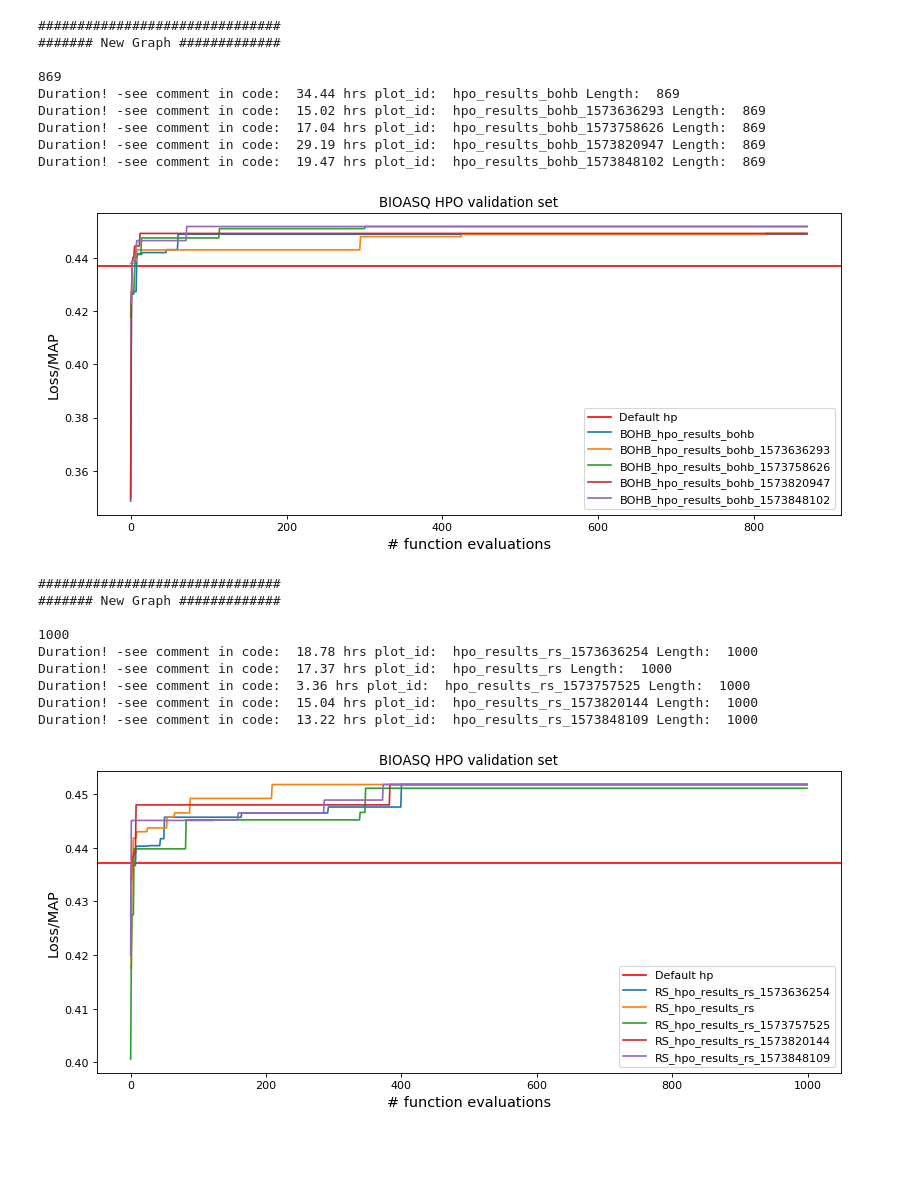
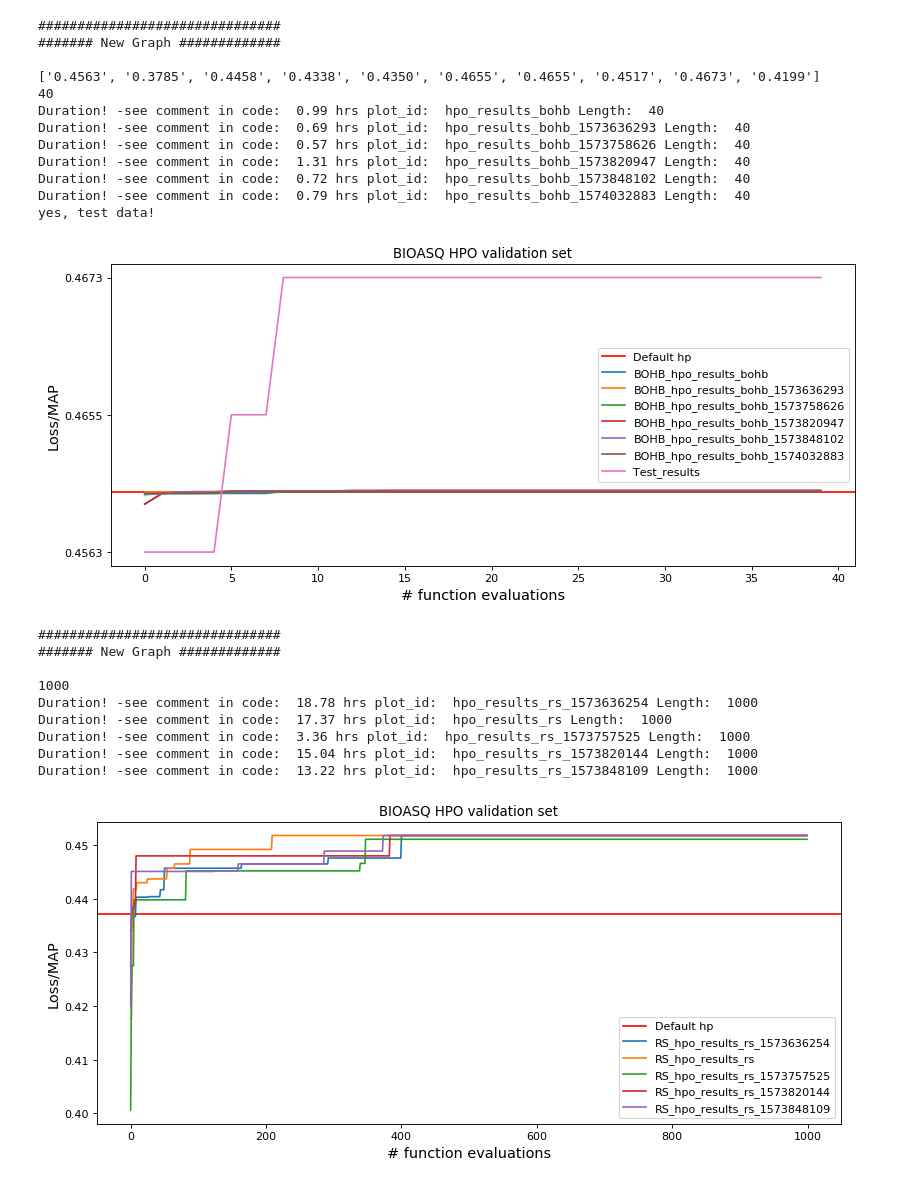
Before and after one commit to fj-morales/deep-relevance-ranking, a Jupyter notebook: models/baselines/HPO_analysis_graphs.ipynb, the cells around one changed output. Saved outputs shown, nothing was run; the diff lists cells and outputs as text; code cells hidden in the pictures; blank space fills up the shorter version.

Commit message:
HPO with semi test data analysis

```diff
--- a/models/baselines/HPO_analysis_graphs.ipynb
+++ b/models/baselines/HPO_analysis_graphs.ipynb
@@ -31,14 +31,27 @@ def load_results(file):
         for line in f_in:
 #             line = line.strip('\n')
             results.append(json.loads(line))
-        return {'loss_data': [x[3]['loss'] for x in results if x[1] == 100], # Get only runs on 100% of data
+
+        if 's1' in results[0][3]['info'].keys():
+            fold = 's1'
+        else:
+            fold = 's'
+        out_dict = {'loss_data': [x[3]['loss'] for x in results if x[1] == 100], # Get only runs on 100% of data
 #         return {'loss_data': [x[3]['loss'] for x in results], # Get only runs on 100% of data
 #                 'dataset': 'tvqa',
 #                 'hpo_method': file.split('/')[-2].split('_')[2],
                 'times': [x[2] for x in results if x[1] == 100],
+                'model_file': [x[3]['info'][fold]['info']['model_file'] for x in results if x[1] == 100],
                 'file': file
                }
-#         return results
+        if 'test_results' in results[0][3]['info'][fold]['info'].keys():
+            if 'tvqa' in file.lower():
+                out_dict['test_results'] = [x[3]['info'][fold]['info']['test_results'] for x in results if x[1] == 100]
+            else:
+                out_dict['test_results'] = [x[3]['info'][fold]['info']['test_results']['map'] for x in results if x[1] == 100]
+            print(out_dict['test_results'][0:10])
+
+    return out_dict
 # %%
 def get_hpo_results_dir(workdir, hpo_method):
 
@@ -77,6 +90,7 @@ def plot_results(dataset, hpo_method, *plots, default=0, n=0, n_lim=0, time_flag
         pp.savefig()
 #         y_results = [1 - min(plot_data['loss_data'][0:i+1]) for i,x in enumerate(plot_data['loss_data'])]
         y_results = [1 - min(plot_data['loss_data'][0:i+1]) for i,x in enumerate(plot_data['loss_data'])]
+
         inverse_loss = [1 - x for x in plot_data['loss_data']]
 
         if time_flag:
@@ -110,6 +124,12 @@ def plot_results(dataset, hpo_method, *plots, default=0, n=0, n_lim=0, time_flag
               'hrs', 'plot_id: ', plot_id,
               'Length: ', n_up)
 
+        if 'test_results' in plot_data.keys():
+            print('yes, test data!')
+            test_y = [max(plot_data['test_results'][0:i+1]) for i,x in enumerate(plot_data['test_results'])]
+            plt.plot(idx[n:n_up], test_y[n:n_up], label = 'Test_results')
+
+
         if raw_flag:
             plt.plot(idx[n:n_up], inverse_loss[n:n_up], label = 'Raw '+ hpo_method.upper(), color=p[0].get_color(), alpha=0.3)
 
@@ -139,6 +159,12 @@ workdirs = [
             './TVQA/workdir/'
            ]
 dev_defaults = [
+                0.4371,
+                0.2292,
+                0.51942
+               ]
+
+test_defaults = [
                 0.4371,
                 0.2292,
                 0.51942
@@ -165,40 +191,43 @@ for wdir, dev_def in zip(workdirs, dev_defaults):
 
         if 'bioasq' in wdir.lower():
             dataset = 'bioasq'
         elif 'robust' in wdir.lower():
             dataset = 'robust'
         elif 'TVQA'.lower() in wdir.lower():
             dataset = 'tvqa'
 
 #         print(dataset)
 #         avg_res = get_avg_results(results_files)
         res_hpo = []
         for r in results_files:
             res_hpo.append(load_results(r))
 
         if adjust_min:
             n_limit = min(len(r['loss_data']) for r in res_hpo)
             print(n_limit)
 
 #         n_limit = 800
         signals = plot_results(dataset, h, *res_hpo, default=dev_def, n=0, n_lim=n_limit, time_flag=False, raw_flag=False)
 
 
 
         # Plot
 
         # Save results all results
 # %% [output]
 ###############################
 ####### New Graph #############
 
-869
-Duration! -see comment in code:  34.44 hrs plot_id:  hpo_results_bohb Length:  869
-Duration! -see comment in code:  15.02 hrs plot_id:  hpo_results_bohb_1573636293 Length:  869
-Duration! -see comment in code:  17.04 hrs plot_id:  hpo_results_bohb_1573758626 Length:  869
-Duration! -see comment in code:  29.19 hrs plot_id:  hpo_results_bohb_1573820947 Length:  869
-Duration! -see comment in code:  19.47 hrs plot_id:  hpo_results_bohb_1573848102 Length:  869
+['0.4563', '0.3785', '0.4458', '0.4338', '0.4350', '0.4655', '0.4655', '0.4517', '0.4673', '0.4199']
+40
+Duration! -see comment in code:  0.99 hrs plot_id:  hpo_results_bohb Length:  40
+Duration! -see comment in code:  0.69 hrs plot_id:  hpo_results_bohb_1573636293 Length:  40
+Duration! -see comment in code:  0.57 hrs plot_id:  hpo_results_bohb_1573758626 Length:  40
+Duration! -see comment in code:  1.31 hrs plot_id:  hpo_results_bohb_1573820947 Length:  40
+Duration! -see comment in code:  0.72 hrs plot_id:  hpo_results_bohb_1573848102 Length:  40
+Duration! -see comment in code:  0.79 hrs plot_id:  hpo_results_bohb_1574032883 Length:  40
+yes, test data!
-[figure, old version]
+[figure, new version]
 ###############################
 ####### New Graph #############
 
```
Also changed, not shown: parts of 1 cell of this notebook, 1 other file.
